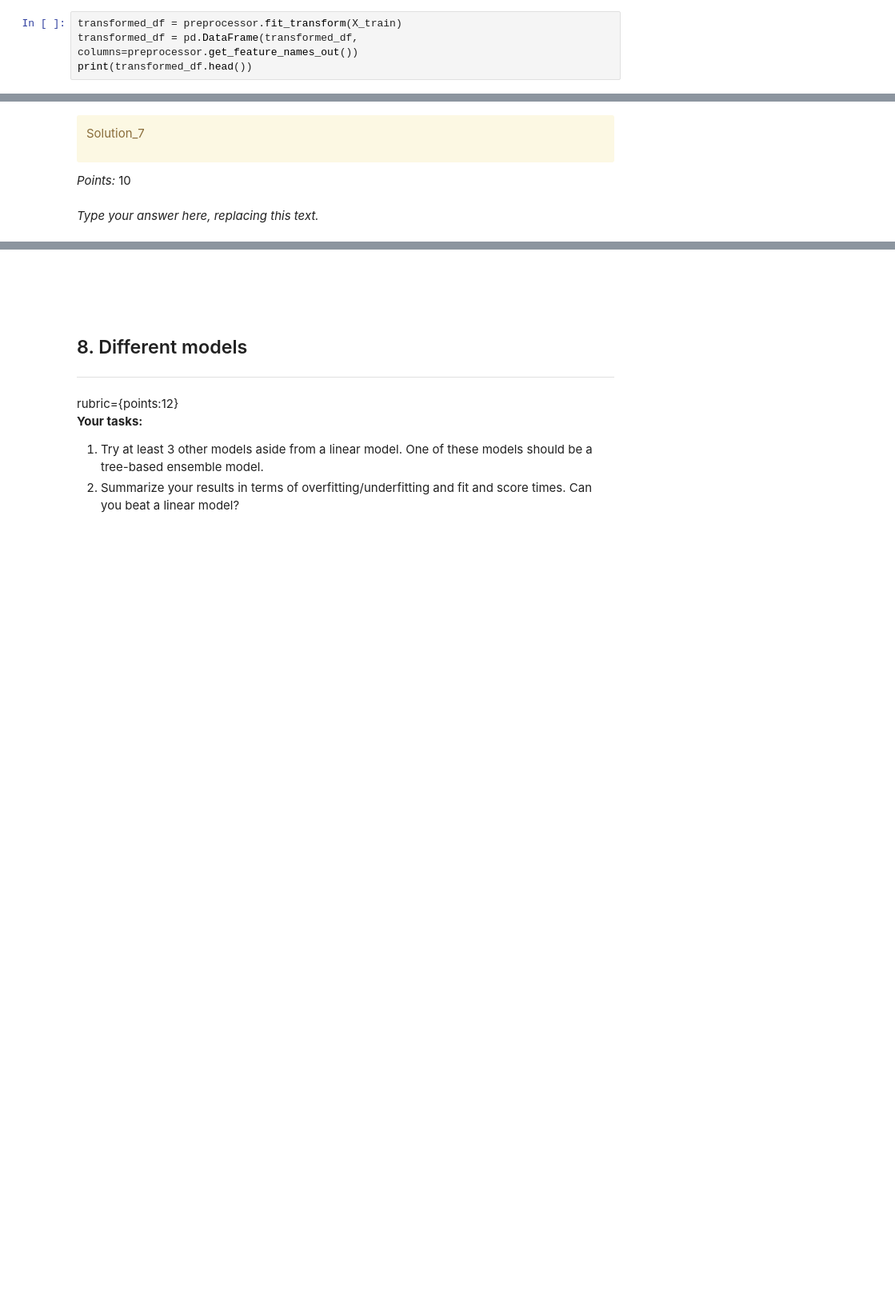
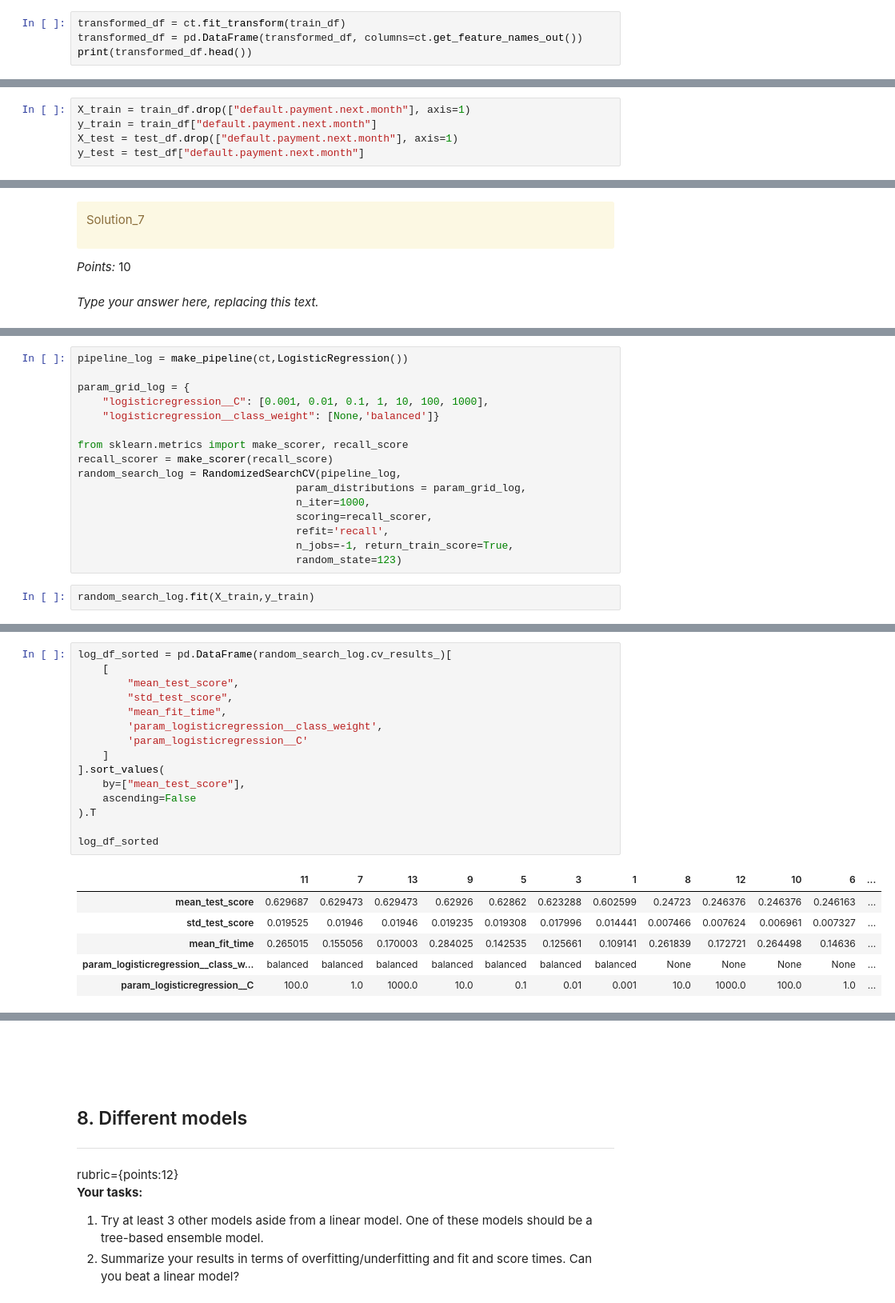
Before and after one commit to hhdning21/credit_card_default_classification, a Jupyter notebook: hw5.ipynb, the cells around one changed output, grey strips where cells are left out. Shown at 80% size. Saved outputs shown, nothing was run; the diff lists cells and outputs as text; blank space fills up the shorter version.

```diff
--- a/hw5.ipynb
+++ b/hw5.ipynb
@@ -463,7 +465,7 @@ ColumnTransformer(transformers=[('standardscaler', StandardScaler(),
                                   'PAY_AMT1', 'PAY_AMT2', 'PAY_AMT3',
                                   'PAY_AMT4', 'PAY_AMT5', 'PAY_AMT6'])])
 # %%
-transformed_df = preprocessor.fit_transform(X_train)
-transformed_df = pd.DataFrame(transformed_df, columns=preprocessor.get_feature_names_out())
+transformed_df = ct.fit_transform(train_df)
+transformed_df = pd.DataFrame(transformed_df, columns=ct.get_feature_names_out())
 print(transformed_df.head())
 # %% [output]
@@ -513,0 +514,5 @@ _Points:_ 2
+# %%
+X_train = train_df.drop(["default.payment.next.month"], axis=1)
+y_train = train_df["default.payment.next.month"]
+X_test = test_df.drop(["default.payment.next.month"], axis=1)
+y_test = test_df["default.payment.next.month"]
@@ -548,0 +571,18 @@ _Type your answer here, replacing this text._
+# %%
+pipeline_log = make_pipeline(ct,LogisticRegression())
+
+param_grid_log = {
+    "logisticregression__C": [0.001, 0.01, 0.1, 1, 10, 100, 1000],
+    "logisticregression__class_weight": [None,'balanced']}
+
+from sklearn.metrics import make_scorer, recall_score
+recall_scorer = make_scorer(recall_score)
+random_search_log = RandomizedSearchCV(pipeline_log,
+                                   param_distributions = param_grid_log,
+                                   n_iter=1000,
+                                   scoring=recall_scorer,
+                                   refit='recall',
+                                   n_jobs=-1, return_train_score=True,
+                                   random_state=123)
+# %%
+random_search_log.fit(X_train,y_train)
@@ -549,2 +632,24 @@ _Type your answer here, replacing this text._
+# %%
+log_df_sorted = pd.DataFrame(random_search_log.cv_results_)[
+    [
+        "mean_test_score",
+        "std_test_score",
+        "mean_fit_time",
+        'param_logisticregression__class_weight',
+        'param_logisticregression__C'
+    ]
+].sort_values(
+    by=["mean_test_score"],
+    ascending=False
+).T
+
+log_df_sorted
+# %% [output]
+|  | 11 | 7 | 13 | 9 | 5 | 3 | 1 | 8 | 12 | 10 | 6 | ... |
+| mean_test_score | 0.629687 | 0.629473 | 0.629473 | 0.62926 | 0.62862 | 0.623288 | 0.602599 | 0.24723 | 0.246376 | 0.246376 | 0.246163 | ... |
+| std_test_score | 0.019525 | 0.01946 | 0.01946 | 0.019235 | 0.019308 | 0.017996 | 0.014441 | 0.007466 | 0.007624 | 0.006961 | 0.007327 | ... |
+| mean_fit_time | 0.265015 | 0.155056 | 0.170003 | 0.284025 | 0.142535 | 0.125661 | 0.109141 | 0.261839 | 0.172721 | 0.264498 | 0.14636 | ... |
+| param_logisticregression__class_w... | balanced | balanced | balanced | balanced | balanced | balanced | balanced | None | None | None | None | ... |
+| param_logisticregression__C | 100.0 | 1.0 | 1000.0 | 10.0 | 0.1 | 0.01 | 0.001 | 10.0 | 1000.0 | 100.0 | 1.0 | ... |
 # %%
 ...
```
Also changed, not shown: parts of 53 cells of this notebook.
